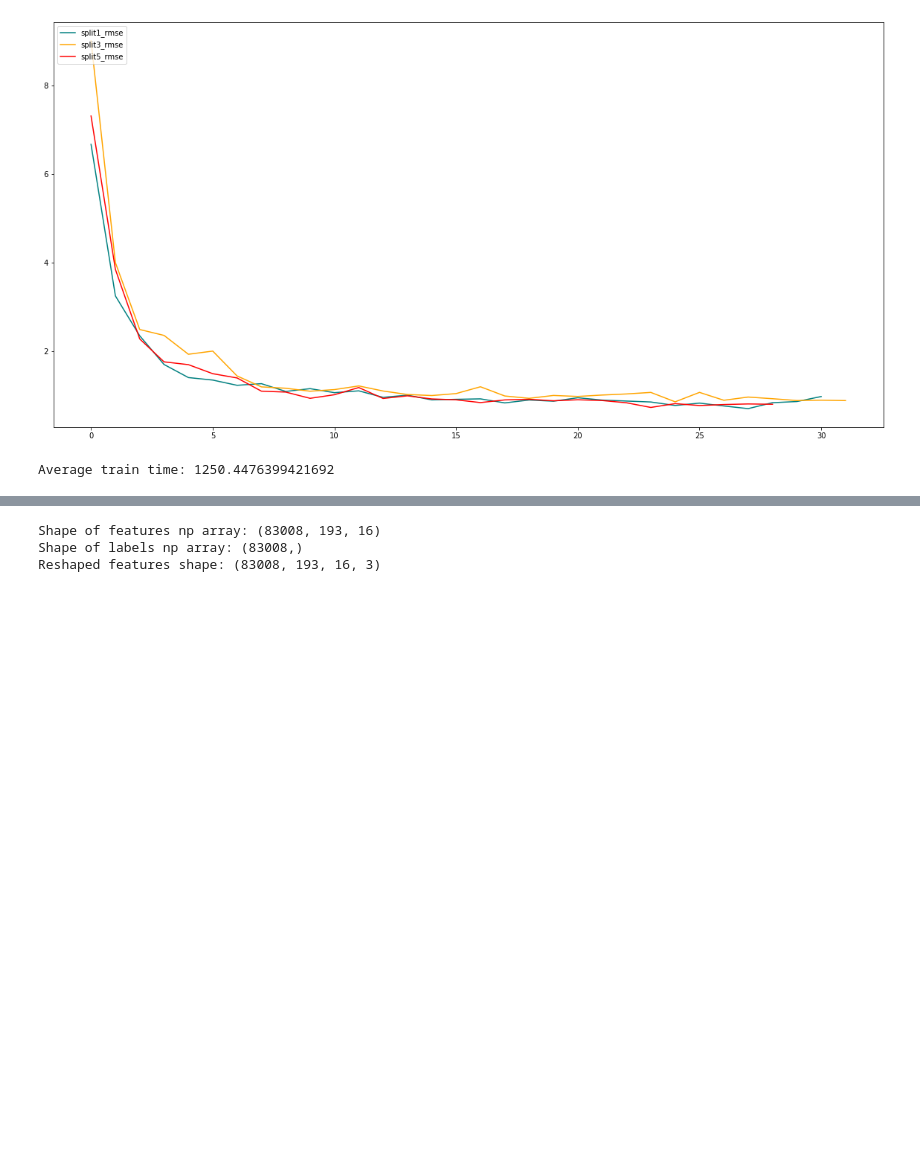
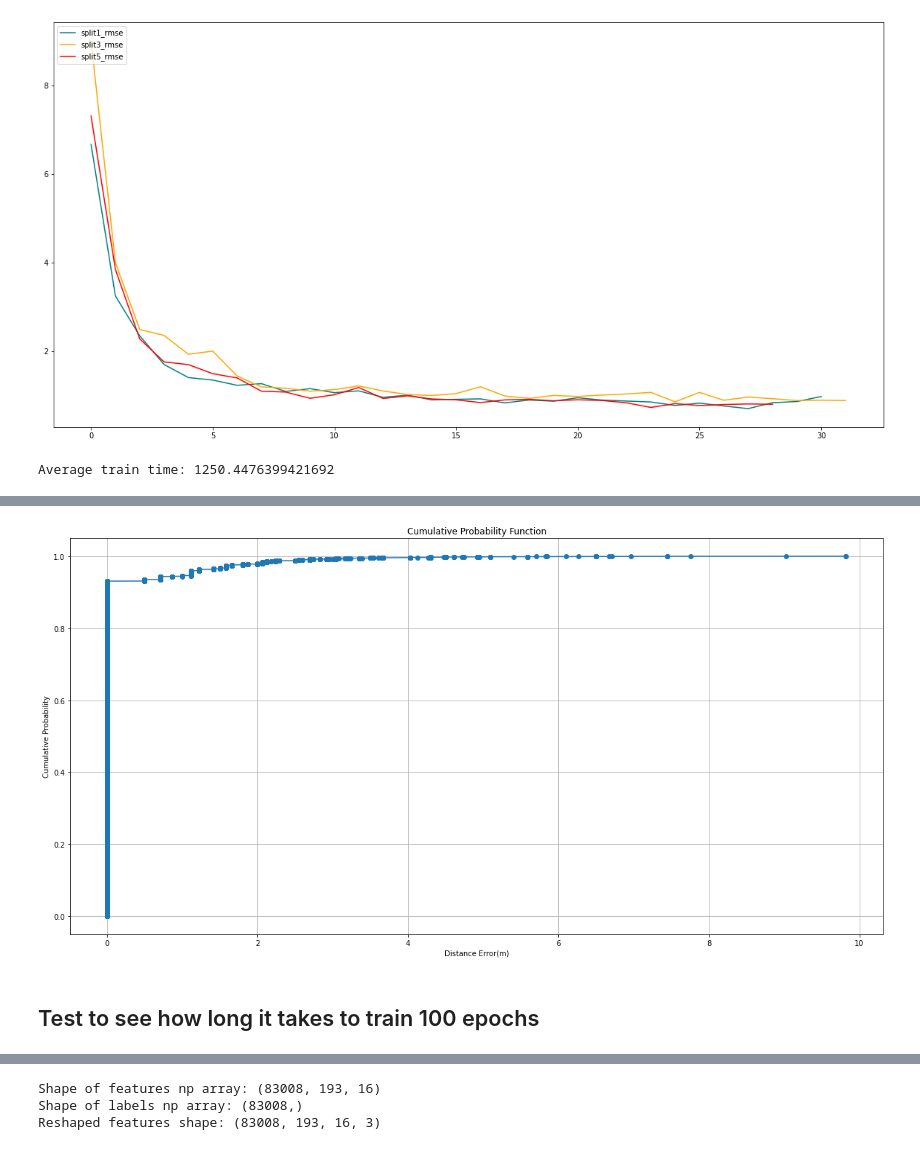
Before and after one commit to jinyangp/dso_localisation, a Jupyter notebook: xception/model_xception.ipynb, the cells around one changed output, grey strips where cells are left out. Cells and saved outputs as stored; diff of their text form; code cells hidden in the pictures; blank space fills up the shorter version.

```diff
--- a/xception/model_xception.ipynb
+++ b/xception/model_xception.ipynb
@@ -436,0 +892,17 @@ Average train time: 1250.4476399421692
+# %%
+import matplotlib.pyplot as plt
+
+plt.rcParams['figure.figsize'] = [20, 10]
+
+plt.plot(dist_errors, cdf_vals, marker='o')
+plt.xlabel('Distance Error(m)')
+plt.ylabel('Cumulative Probability')
+plt.title('Cumulative Probability Function')
+plt.grid(True)
+plt.show()
+
+# plt.savefig('xception_cdf')
+# %% [output]
+[figure, added]
+# %% [markdown]
+## Test to see how long it takes to train 100 epochs
```
Also changed, not shown: parts of 23 cells of this notebook.
